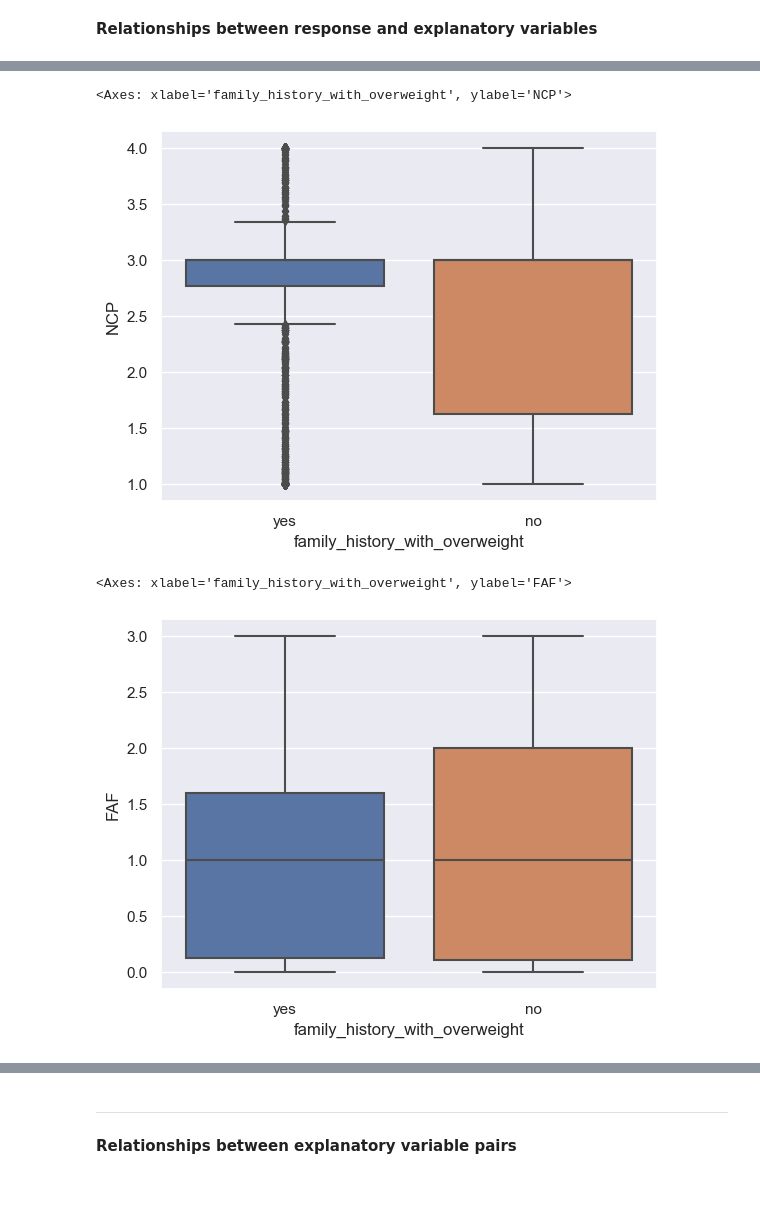
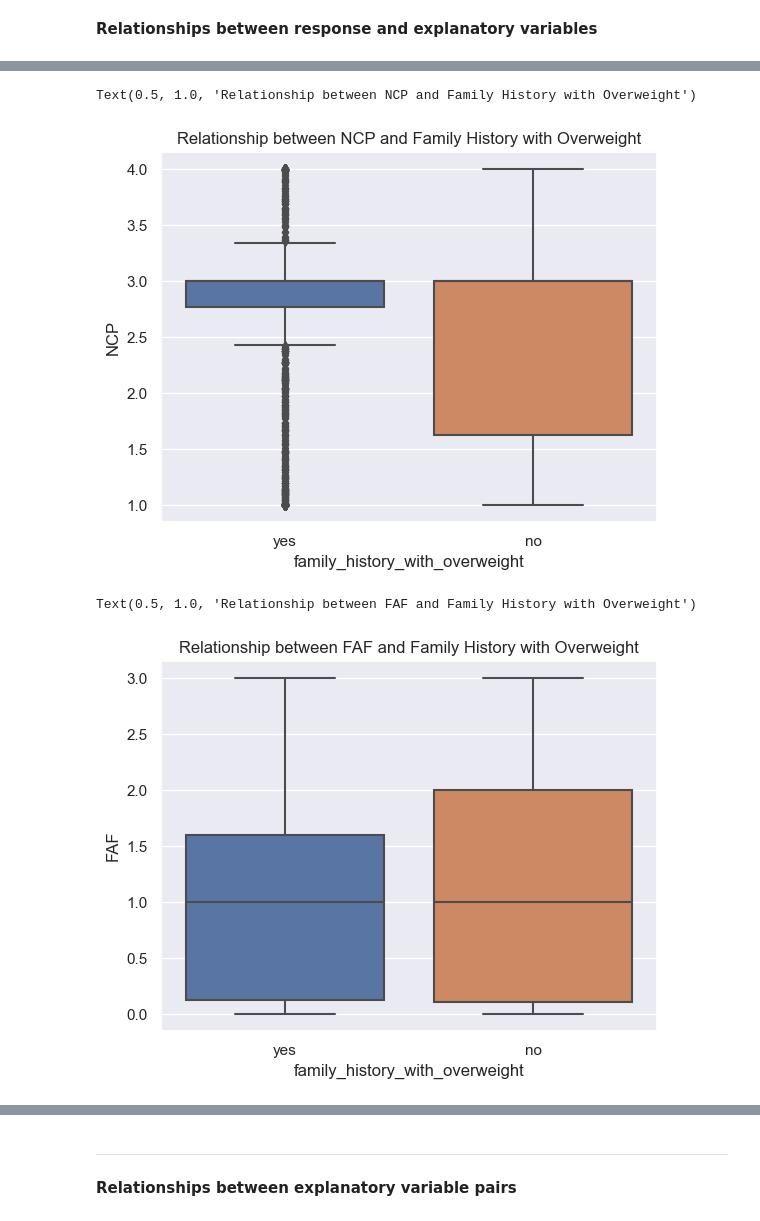
Before and after one commit to tuonganhdo/obesity-predictive-analysis, a Jupyter notebook: Final_Project_Idunnuoluwa_Akinola_Zach_Goldstein_Anh_Do.ipynb, the cells around one changed output, grey strips where cells are left out. Saved outputs shown, nothing was run; the diff lists cells and outputs as text; code cells hidden in the pictures; blank space fills up the shorter version.

```diff
--- a/Final_Project_Idunnuoluwa_Akinola_Zach_Goldstein_Anh_Do.ipynb
+++ b/Final_Project_Idunnuoluwa_Akinola_Zach_Goldstein_Anh_Do.ipynb
@@ -44,7 +36,7 @@ import matplotlib.pyplot as plt        # imports the package and calls it 'plt'
 import seaborn as sns                  # imports the seaborn package with the imported name 'sns'
 sns.set()
 # %%
-df=pd.read_csv("ObesityDataSet.csv")
+original_df=df=pd.read_csv("ObesityDataSet.csv")
 df.head(5)
 # %% [output]
 |  | Gender | Age | Height | Weight | family_history_with_overweight | FAVC | FCVC | NCP | CAEC | SMOKE | ... |
@@ -203,14 +195,14 @@ sns.boxplot(data=df, x=RESPONSE_VAR, y='FCVC')
 # %%
 # NCP - Number of main meals
-sns.boxplot(data=df, x=RESPONSE_VAR, y='NCP')
+sns.boxplot(data=df, x=RESPONSE_VAR, y='NCP').set_title("Relationship between NCP and Family History with Overweight")
 # %% [output]
-<Axes: xlabel='family_history_with_overweight', ylabel='NCP'>
+Text(0.5, 1.0, 'Relationship between NCP and Family History with Overweight')
-[figure, old version]
+[figure, new version]
 # %%
 # FAF - Physical activity frequency
-sns.boxplot(data=df, x=RESPONSE_VAR, y='FAF')
+sns.boxplot(data=df, x=RESPONSE_VAR, y='FAF').set_title("Relationship between FAF and Family History with Overweight")
 # %% [output]
-<Axes: xlabel='family_history_with_overweight', ylabel='FAF'>
+Text(0.5, 1.0, 'Relationship between FAF and Family History with Overweight')
-[figure, old version]
+[figure, new version]
 # %%
 # Weight
```
Also changed, not shown: parts of 54 cells of this notebook, 24 other files.
